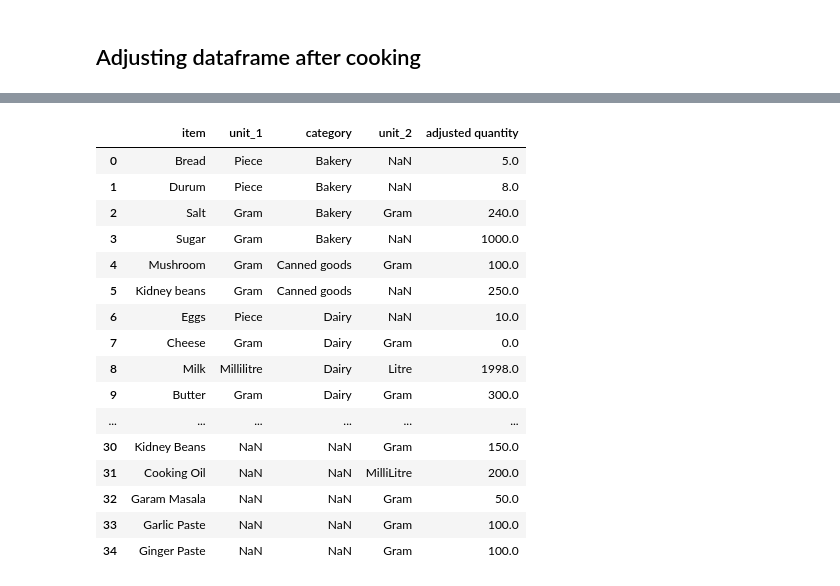
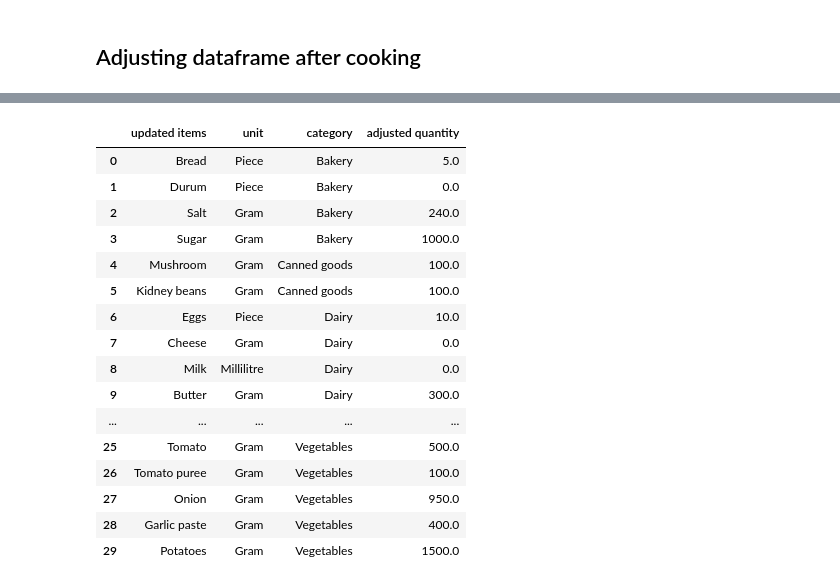
Before and after one commit to jistiak/aika, a Jupyter notebook: Shariar/Whats_in_my_kitchen.ipynb, the cells around one changed output, grey strips where cells are left out. Cells and saved outputs as stored; diff of their text form; code cells hidden in the pictures.

```diff
--- a/Shariar/Whats_in_my_kitchen.ipynb
+++ b/Shariar/Whats_in_my_kitchen.ipynb
@@ -134,8 +134,8 @@ def all_exe(categories, dataFrame):
    c = unit_conversion(b)
    d = sort_catagory(c)
    e = to_sentence_case(d)
-   f = plot(e)
-   return f
+   return e
 
-all_exe(categories, df2)
+df3 = all_exe(categories, df2)
+df3
 # %% [output]
@@ -143,43 +180,41 @@ UnboundLocalError: local variable 'fig1' referenced before assignment
 # %%
-merged_df = pd.merge(df1, df2, on='current items', how='outer', suffixes=('_1', '_2'))
+merged_df = pd.merge(df1, df3, on='current items', how ='outer', suffixes=('_1', '_2'))
 
 # define custom function to adjust quantity
 def adjust_quantity(row):
     # get quantities from merged dataframe
     q1 = row['quantity_1']
     q2 = row['quantity_2']
 
     # adjust quantity based on values in both dataframes
-    if pd.isna(q1):
-        return q2  # use quantity from df2 if not present in df1
-    elif pd.isna(q2):
+    if pd.isna(q2):
         return q1  # use quantity from df1 if not present in df2
     else:
-        return q1 - q2  # subtract quantity from df2 from quantity in df1
+        return q1 - q2  # subtract quantity of df2 from quantity in df1
 
 # apply custom function to calculate adjusted quantity
 merged_df['adjusted quantity'] = merged_df.apply(adjust_quantity, axis=1)
 
 # remove unnecessary columns and rename columns
-merged_df.drop(['quantity_1', 'quantity_2'], axis=1, inplace=True)
-merged_df.rename(columns={'current items': 'item'}, inplace=True)
+merged_df.drop(['quantity_1', 'quantity_2', 'unit_2', 'category_2'], axis=1, inplace=True)
+merged_df.rename(columns={'current items': 'updated items', 'unit_1':'unit', 'category_1': 'category'}, inplace=True)
 
 merged_df
 # %% [output]
-|  | item | unit_1 | category | unit_2 | adjusted quantity |
-| 0 | Bread | Piece | Bakery | NaN | 5.0 |
-| 1 | Durum | Piece | Bakery | NaN | 8.0 |
-| 2 | Salt | Gram | Bakery | Gram | 240.0 |
-| 3 | Sugar | Gram | Bakery | NaN | 1000.0 |
-| 4 | Mushroom | Gram | Canned goods | Gram | 100.0 |
-| 5 | Kidney beans | Gram | Canned goods | NaN | 250.0 |
-| 6 | Eggs | Piece | Dairy | NaN | 10.0 |
-| 7 | Cheese | Gram | Dairy | Gram | 0.0 |
-| 8 | Milk | Millilitre | Dairy | Litre | 1998.0 |
-| 9 | Butter | Gram | Dairy | Gram | 300.0 |
-| ... | ... | ... | ... | ... | ... |
-| 30 | Kidney Beans | NaN | NaN | Gram | 150.0 |
-| 31 | Cooking Oil | NaN | NaN | MilliLitre | 200.0 |
-| 32 | Garam Masala | NaN | NaN | Gram | 50.0 |
-| 33 | Garlic Paste | NaN | NaN | Gram | 100.0 |
-| 34 | Ginger Paste | NaN | NaN | Gram | 100.0 |
+|  | updated items | unit | category | adjusted quantity |
+| 0 | Bread | Piece | Bakery | 5.0 |
+| 1 | Durum | Piece | Bakery | 0.0 |
+| 2 | Salt | Gram | Bakery | 240.0 |
+| 3 | Sugar | Gram | Bakery | 1000.0 |
+| 4 | Mushroom | Gram | Canned goods | 100.0 |
+| 5 | Kidney beans | Gram | Canned goods | 100.0 |
+| 6 | Eggs | Piece | Dairy | 10.0 |
+| 7 | Cheese | Gram | Dairy | 0.0 |
+| 8 | Milk | Millilitre | Dairy | 0.0 |
+| 9 | Butter | Gram | Dairy | 300.0 |
+| ... | ... | ... | ... | ... |
+| 25 | Tomato | Gram | Vegetables | 500.0 |
+| 26 | Tomato puree | Gram | Vegetables | 100.0 |
+| 27 | Onion | Gram | Vegetables | 950.0 |
+| 28 | Garlic paste | Gram | Vegetables | 400.0 |
+| 29 | Potatoes | Gram | Vegetables | 1500.0 |
```
Also changed, not shown: parts of 2 cells of this notebook.
